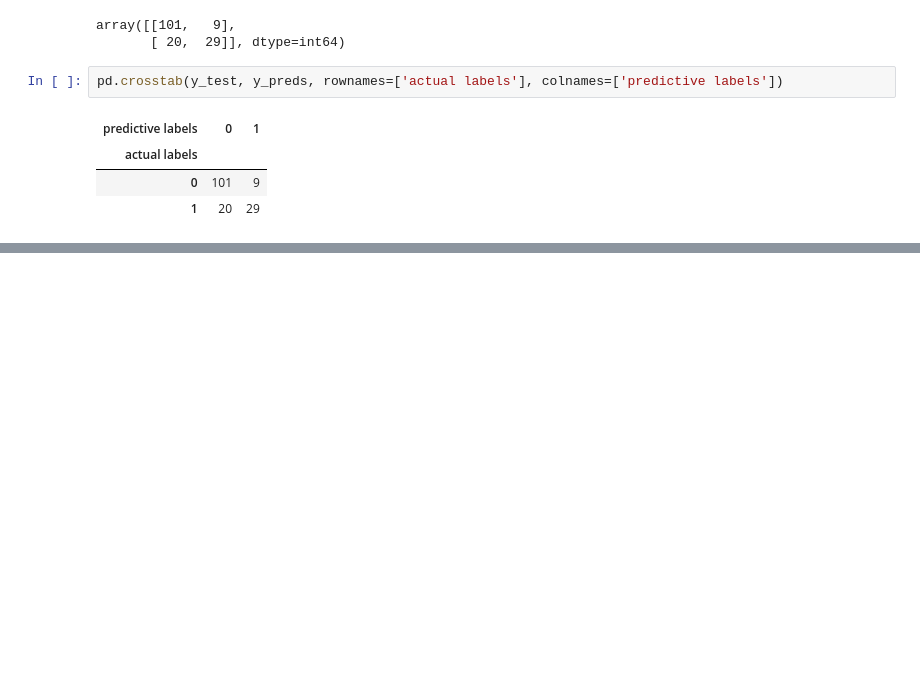
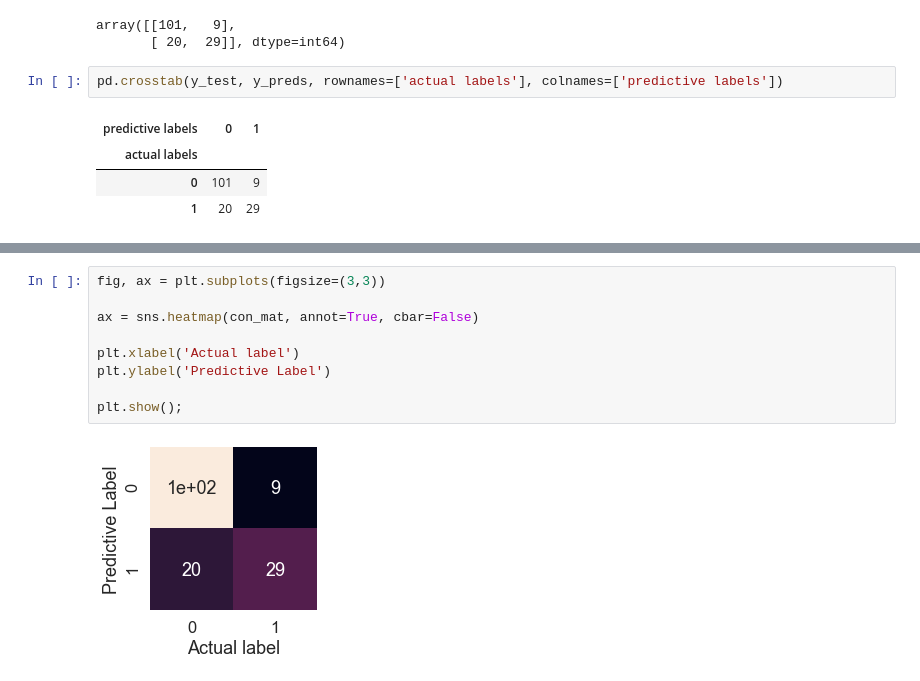
Before and after one commit to AI-LADS-tech/LADS-AI-Team, a Jupyter notebook: Model Evaluation.ipynb, the cells around one changed output, grey strips where cells are left out. Saved outputs shown, nothing was run; the diff lists cells and outputs as text; blank space fills up the shorter version.

```diff
--- a/Model Evaluation.ipynb
+++ b/Model Evaluation.ipynb
@@ -154,0 +165,11 @@ pd.crosstab(y_test, y_preds, rownames=['actual labels'], colnames=['predictive l
+# %%
+fig, ax = plt.subplots(figsize=(3,3))
+
+ax = sns.heatmap(con_mat, annot=True, cbar=False)
+
+plt.xlabel('Actual label')
+plt.ylabel('Predictive Label')
+
+plt.show();
+# %% [output]
+[figure, added]
```
Also changed, not shown: parts of 3 cells of this notebook.
